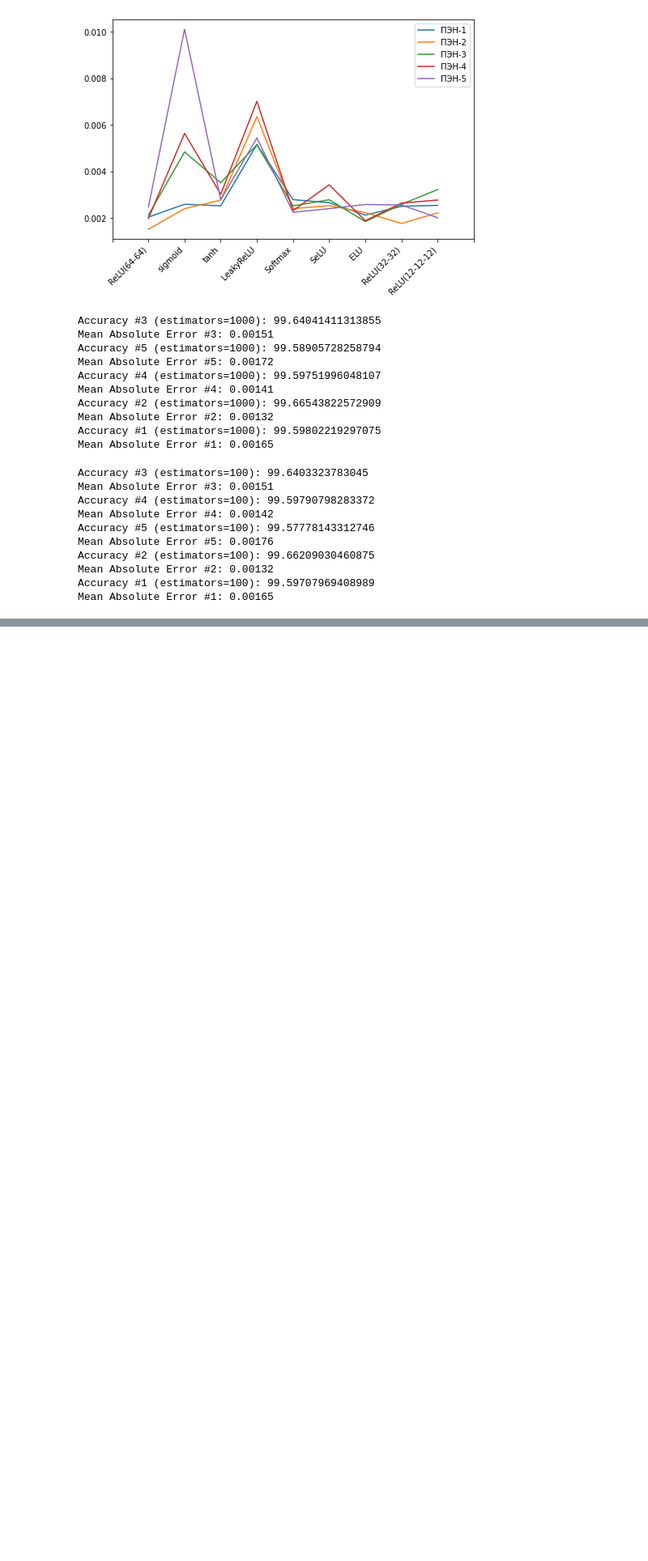
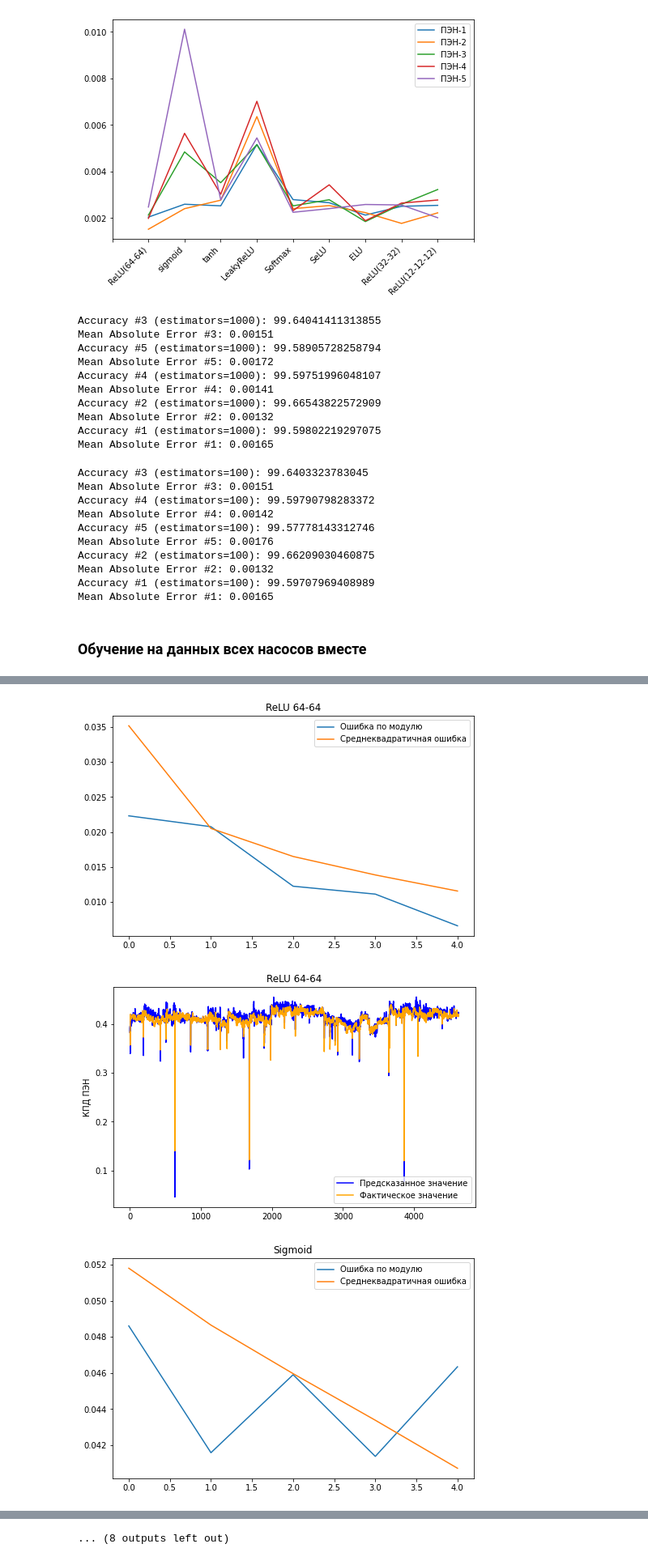
Before and after one commit to edodo1337/diplom, a Jupyter notebook: research/Диплом copy.ipynb, the cells around one changed output, grey strips where cells are left out. Shown at 81% size. Cells and saved outputs as stored; diff of their text form; code cells hidden in the pictures; blank space fills up the shorter version.

```diff
--- a/research/Диплом copy.ipynb
+++ b/research/Диплом copy.ipynb
@@ -999,6 +999,15 @@ def plot_after_train(test_labels, test_predictions, history, epochs, pump_num, t
     ax8.set_ylabel(f'КПД ПЭН-{pump_num}')
     ax8.set_title(trainer.title)
     ax8.legend(loc='lower right')
+
+
+    my_path = os.path.abspath(os.getcwd())
+    directory=  f'{my_path}/{trainer.title}'
+    if not os.path.exists(directory):
+        os.makedirs(directory)
+
+#     fig8.savefig(f'{my_path}/{trainer.title}/testing#{pump_num}.png')
+
     plt.show()
 
 def calc_and_save(trainers, processes=8):
@@ -1244,3 +1253,15 @@ Mean Absolute Error #1: 0.00165
 # %%
 # import dill
 # dill.dump_session('dump.db')
+# %% [markdown]
+<h3>Обучение на данных всех насосов вместе</h3>
+# %%
+pumps_filtred_df = pd.DataFrame({
+    'pump_in': pd.concat([filtred_data[f'pump_{i}_in'] for i in range(1,6)], ignore_index=True),
+    'pump_out': pd.concat([filtred_data[f'pump_{i}_out'] for i in range(1,6)], ignore_index=True),
+    'pump_mass': pd.concat([filtred_data[f'pump_{i}_mass'] for i in range(1,6)], ignore_index=True),
+    'pump_temp': pd.concat([filtred_data[f'pump_{i}_temp'] for i in range(1,6)], ignore_index=True),
+    'pump_revs': pd.concat([filtred_data[f'pump_{i}_revs'] for i in range(1,6)], ignore_index=True),
+    'pump_amper': pd.concat([filtred_data[f'pump_{i}_amper'] for i in range(1,6)], ignore_index=True),
+    'pump_eff': pd.concat([filtred_data[f'pump_{i}_eff'] for i in range(1,6)], ignore_index=True),
+})
@@ -1246,0 +1525,28 @@ Mean Absolute Error #1: 0.00165
+# %%
+nn_trainer1 = ReLU64_64("ReLU 64-64")
+nn_trainer2 = Sigmoid("Sigmoid")
+
+nn_trainer3 = Tanh("Tanh")
+nn_trainer4 = LeakyReLUTrainer("LeakyReLU")
+
+nn_trainer5 = Softmax("Softmax")
+nn_trainer6 = SELU("SELU")
+
+nn_trainer7 = ELU("ELU")
+
+nn_trainer8 = ReLU32_32("ReLU 32-32")
+nn_trainer9 = ReLU12_12_12("ReLU 12-12-12")
+
+
+
+
+# pump_nn1, pump_nn2 = calc_and_save([nn_trainer1, nn_trainer2])
+# pump_nn3, pump_nn4 = calc_and_save([nn_trainer3, nn_trainer4])
+# pump_nn5, pump_nn6 = calc_and_save([nn_trainer5, nn_trainer6])
+# pump_nn7, pump_nn8 = calc_and_save([nn_trainer7, nn_trainer8])
+# pump_nn9 = calc_and_save([nn_trainer9])
+# pump_nn9 = pump_nn9[0]
+
+calc_and_save([nn_trainer1, nn_trainer2, nn_trainer3, nn_trainer4, nn_trainer5, nn_trainer6, nn_trainer7,
+               nn_trainer8, nn_trainer9])
+# %% [output]
@@ -1246,0 +1571,3 @@ Mean Absolute Error #1: 0.00165
+[figure, added]
+[figure, added]
+[figure, added]
@@ -1246,0 +1582 @@ Mean Absolute Error #1: 0.00165
+... (8 outputs left out)
```
Also changed, not shown: parts of 3 cells of this notebook, 23 other files.
